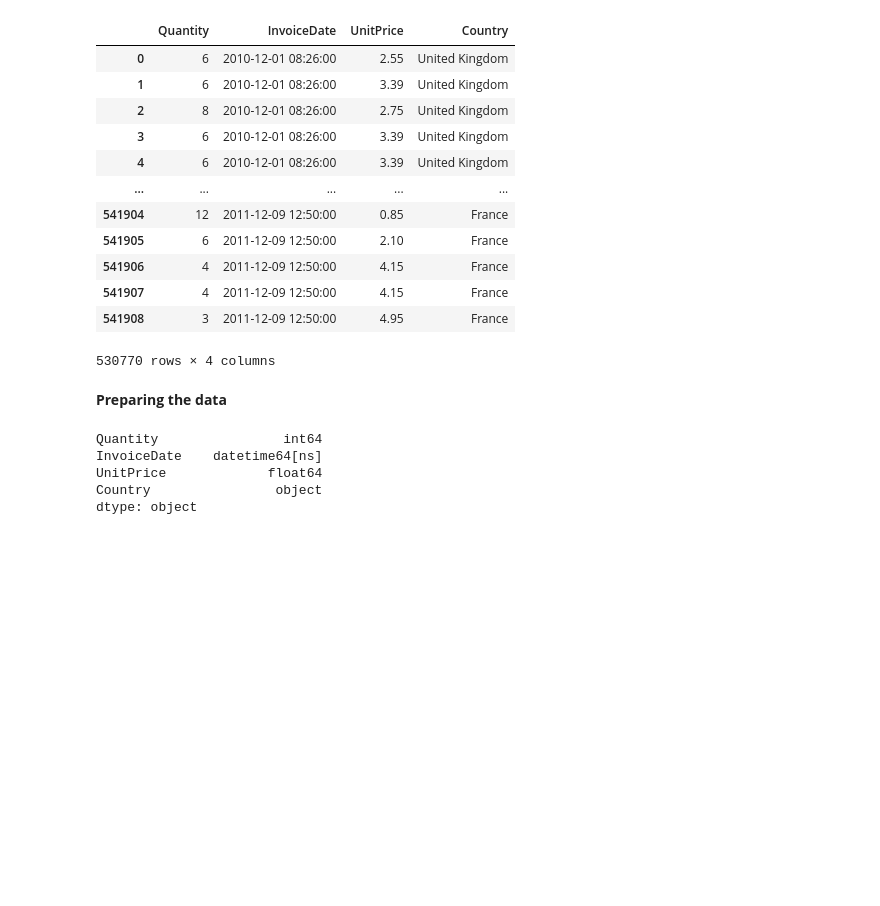
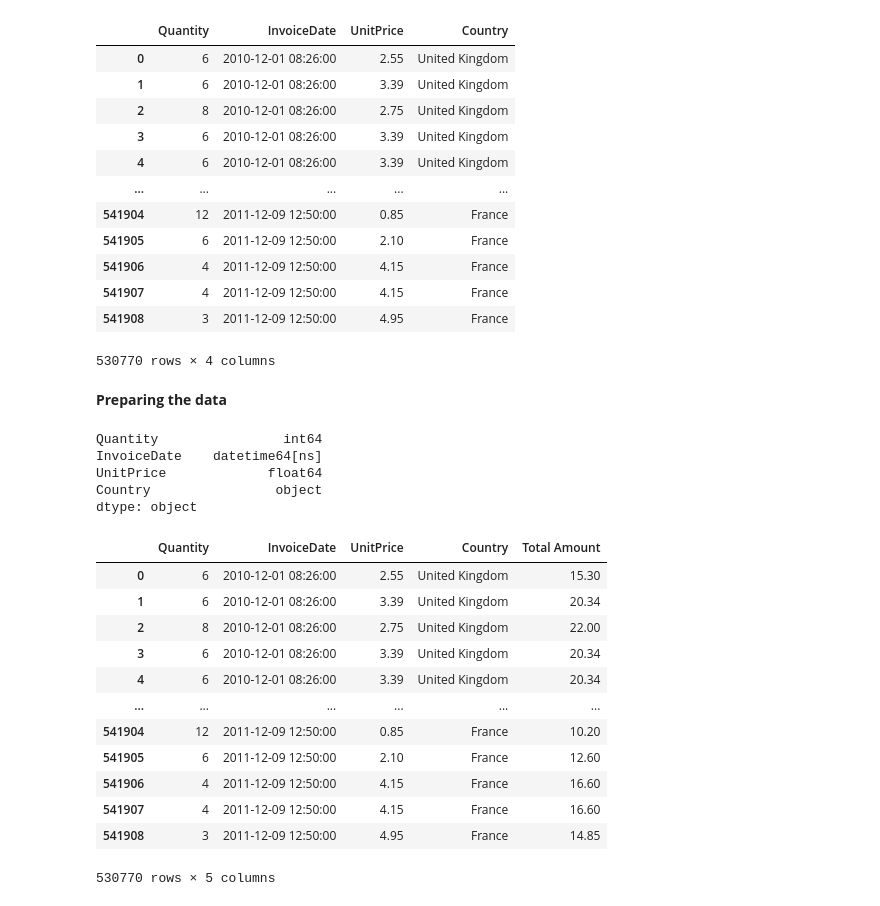
Before and after one commit to danielcamacho9712/E-commerce_Data_cleaning-exploration, a Jupyter notebook: project_data_cleaning.ipynb, the cells around one changed output. Cells and saved outputs as stored; diff of their text form; code cells hidden in the pictures; blank space fills up the shorter version.

```diff
--- a/project_data_cleaning.ipynb
+++ b/project_data_cleaning.ipynb
@@ -162,3 +162,20 @@ InvoiceDate    datetime64[ns]
 UnitPrice             float64
 Country                object
 dtype: object
+# %%
+prepared_data['Total Amount'] = prepared_data['Quantity'] * prepared_data['UnitPrice']
+prepared_data
+# %% [output]
+|  | Quantity | InvoiceDate | UnitPrice | Country | Total Amount |
+| 0 | 6 | 2010-12-01 08:26:00 | 2.55 | United Kingdom | 15.30 |
+| 1 | 6 | 2010-12-01 08:26:00 | 3.39 | United Kingdom | 20.34 |
+| 2 | 8 | 2010-12-01 08:26:00 | 2.75 | United Kingdom | 22.00 |
+| 3 | 6 | 2010-12-01 08:26:00 | 3.39 | United Kingdom | 20.34 |
+| 4 | 6 | 2010-12-01 08:26:00 | 3.39 | United Kingdom | 20.34 |
+| ... | ... | ... | ... | ... | ... |
+| 541904 | 12 | 2011-12-09 12:50:00 | 0.85 | France | 10.20 |
+| 541905 | 6 | 2011-12-09 12:50:00 | 2.10 | France | 12.60 |
+| 541906 | 4 | 2011-12-09 12:50:00 | 4.15 | France | 16.60 |
+| 541907 | 4 | 2011-12-09 12:50:00 | 4.15 | France | 16.60 |
+| 541908 | 3 | 2011-12-09 12:50:00 | 4.95 | France | 14.85 |
+530770 rows × 5 columns
```
